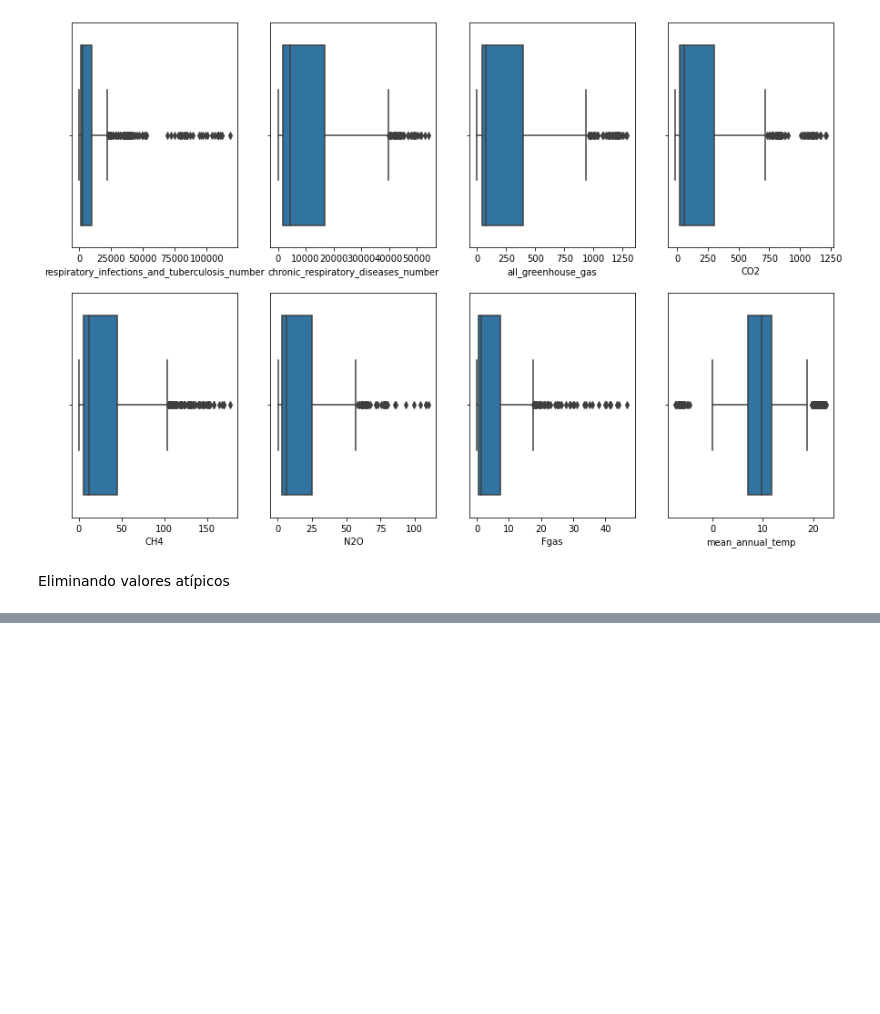
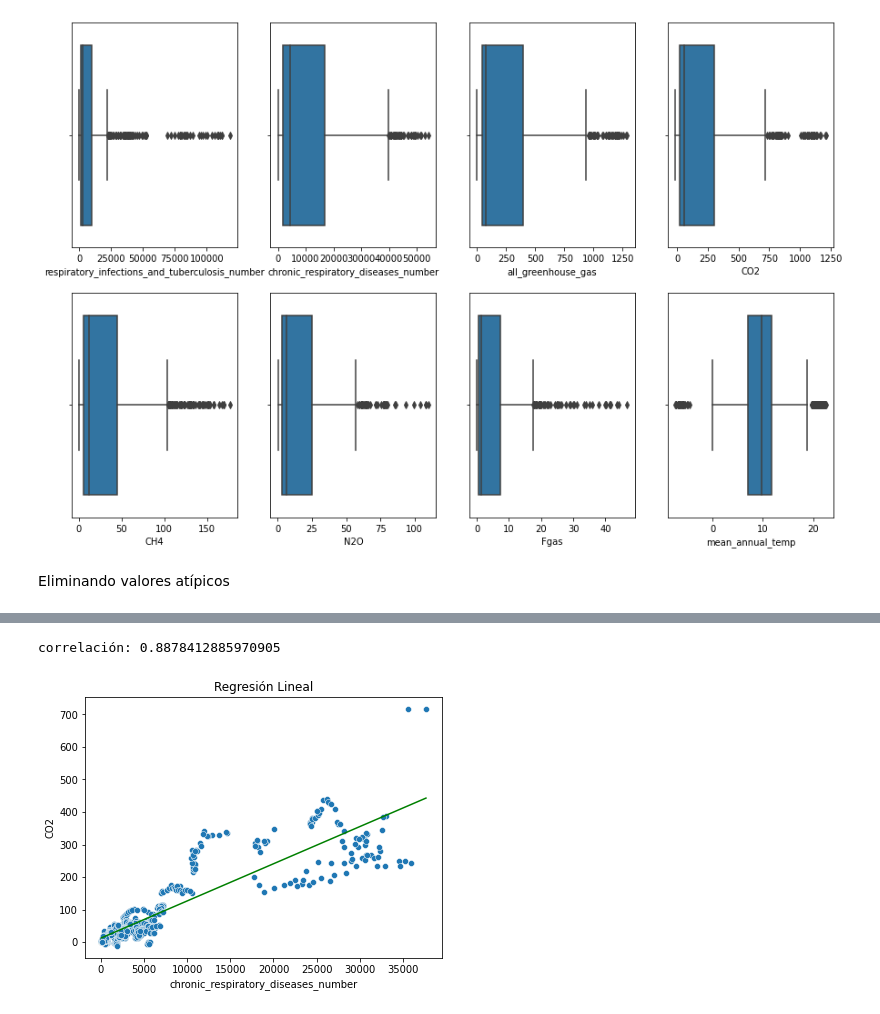
Before and after one commit to SanLnAlan/B2-Analisis-de-Datos-con-Python-2020-2021-Santander, a Jupyter notebook: Sesion-04/Postwork/postwork 4.ipynb, the cells around one changed output, grey strips where cells are left out. Cells and saved outputs as stored; diff of their text form; code cells hidden in the pictures; blank space fills up the shorter version.

```diff
--- a/Sesion-04/Postwork/postwork 4.ipynb
+++ b/Sesion-04/Postwork/postwork 4.ipynb
@@ -245,0 +201,26 @@ KeyError: 'insulin'
+# %%
+def modelado_lineal(serie_1,serie_2):
+    linear_regression = LinearRegression()
+
+    #Fit
+    linear_regression.fit(serie_1.to_frame(),serie_2)
+    LinearRegression(copy_X=True, fit_intercept=True,n_jobs=None,normalize=False)
+
+    #Predict
+    y_predict = linear_regression.predict(serie_1.to_frame())
+
+    print(f'correlación: {serie_1.corr(serie_2)}')
+
+    #Gráfica
+    plt.rcParams["figure.figsize"] = (6.4,4.8) #Tamaño default
+    sns.scatterplot(x=serie_1,y=serie_2)
+    sns.lineplot(x=serie_1, y = y_predict,color='g')
+    plt.title('Regresión Lineal')
+
+    #for i in range(len(serie_1)):
+    #    plt.plot([serie_1[i],serie_1[i]],[serie_2[i],y_predict[i]], 'y--')
+# %%
+modelado_lineal(df_desc['chronic_respiratory_diseases_number'],df_desc['CO2'])
+# %% [output]
+correlación: 0.8878412885970905
+[figure, added]
```
Also changed, not shown: parts of 24 cells of this notebook, 1 other file.
